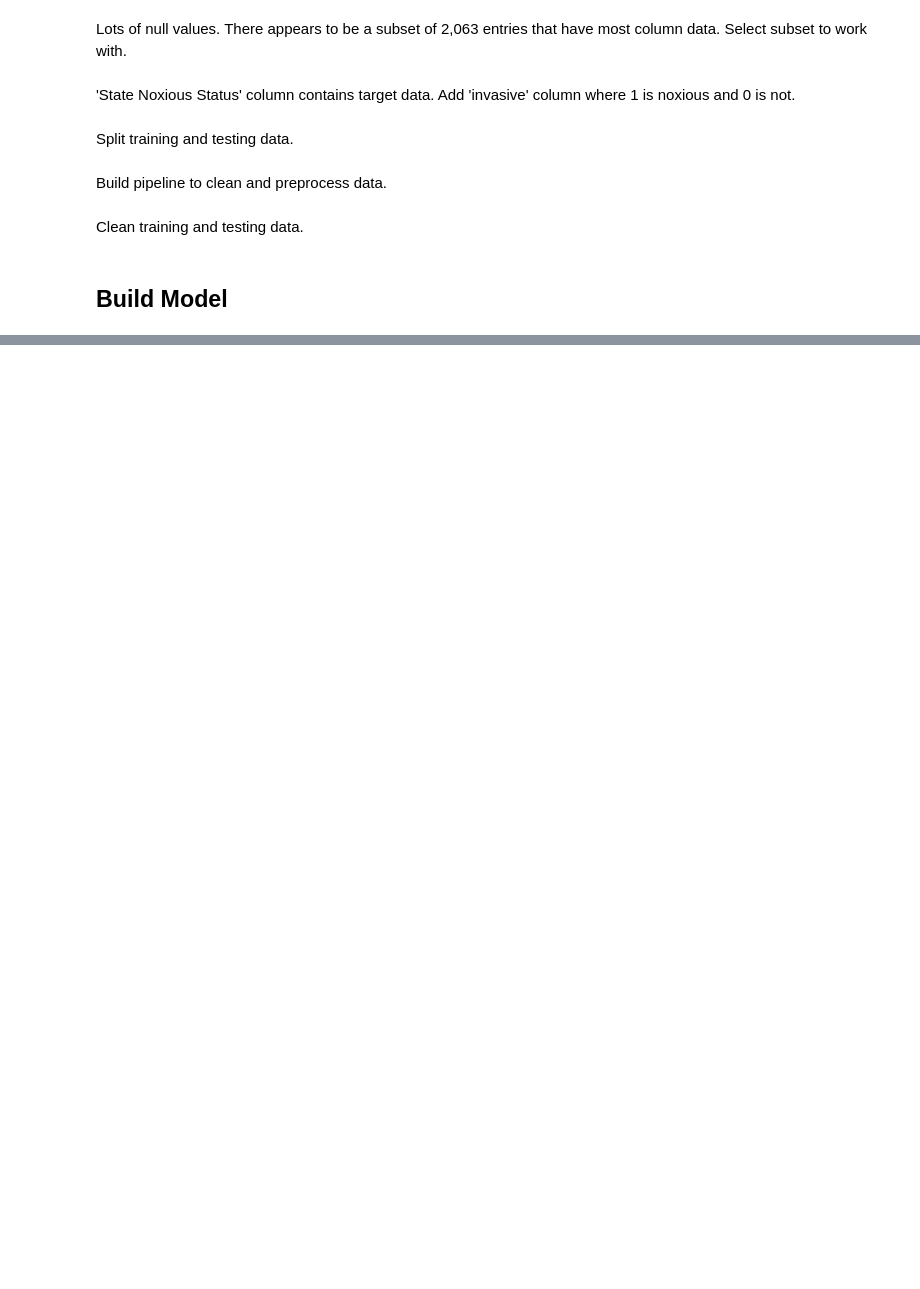
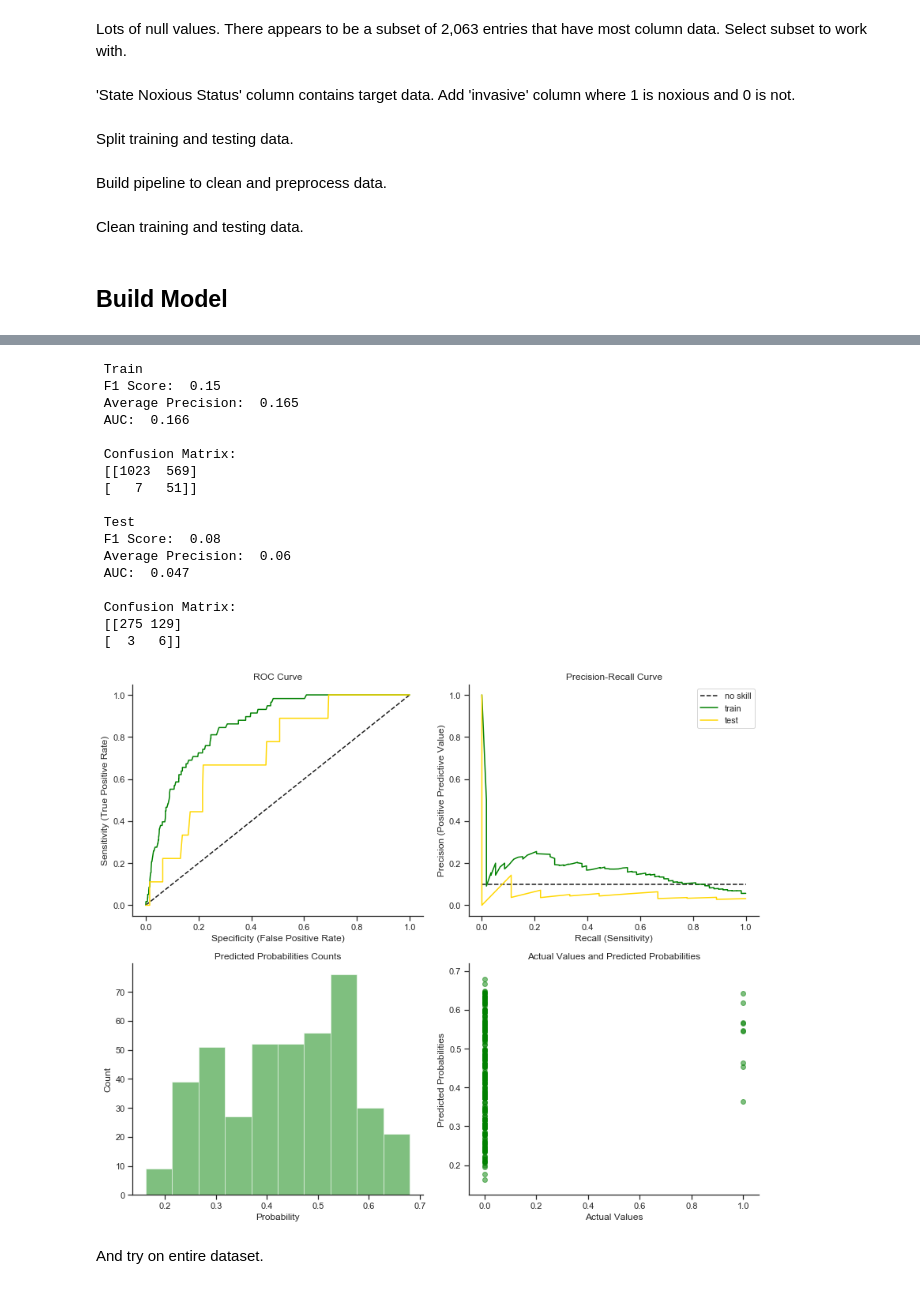
Before and after one commit to nkacoroski/dsc-3-final-project, a Jupyter notebook: student.ipynb, the cells around one changed output, grey strips where cells are left out. Drawn from its saved outputs; the diff is of its cells as text; code cells hidden in the pictures; blank space fills up the shorter version.

```diff
--- a/student.ipynb
+++ b/student.ipynb
@@ -391,0 +406,40 @@ h20 = H20
+# %%
+params = {'learning_rate': [0.1, 0.2, 0.01, 0.001],
+         'max_depth': [1, 2, 3, 4, 5],
+         'scale_pos_weight': [1, 2, 3, 30]}
+grdsrc = GridSearchCV(XGBClassifier(n_estimators=100,
+                                    random_state=42),
+                      param_grid=params,
+                      cv=5)
+
+grdsrc.fit(X_train_cdf, y_train)
+
+grdsrc.best_params_
+# %%
+xgb = XGBClassifier(n_estimators=1000,
+                    max_depth=3,
+                    scale_pos_weight=30,
+                    learning_rate=0.001)
+
+print_metrics(xgb, X_train_coefs, X_test_coefs, y_train, y_test)
+# %% [output]
+ Train
+ F1 Score:  0.15
+ Average Precision:  0.165
+ AUC:  0.166
+
+ Confusion Matrix:
+ [[1023  569]
+ [   7   51]]
+
+ Test
+ F1 Score:  0.08
+ Average Precision:  0.06
+ AUC:  0.047
+
+ Confusion Matrix:
+ [[275 129]
+ [  3   6]]
+[figure, added]
+# %% [markdown]
+And try on entire dataset.
```
Also changed, not shown: parts of 46 cells of this notebook, 2 other files.
